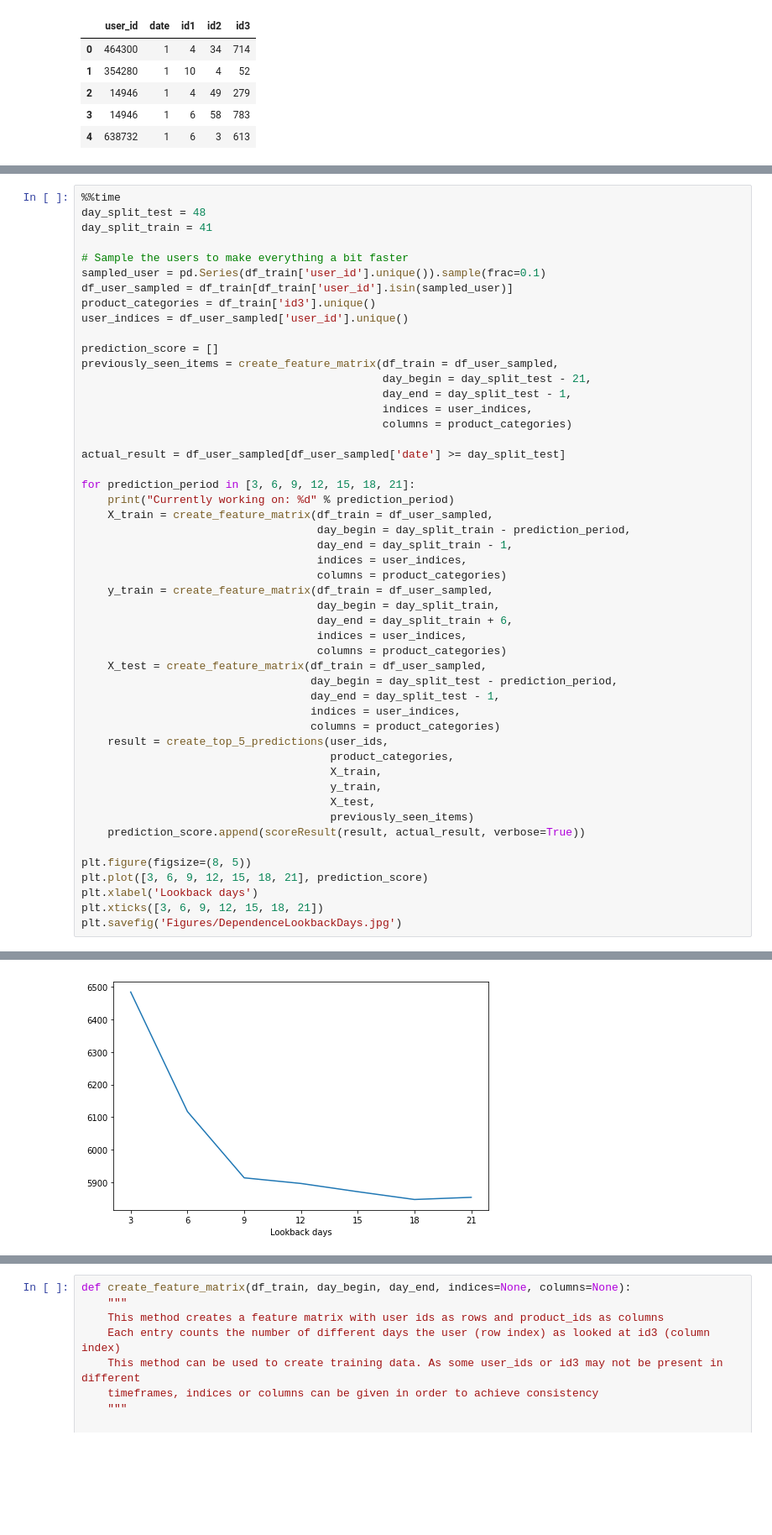
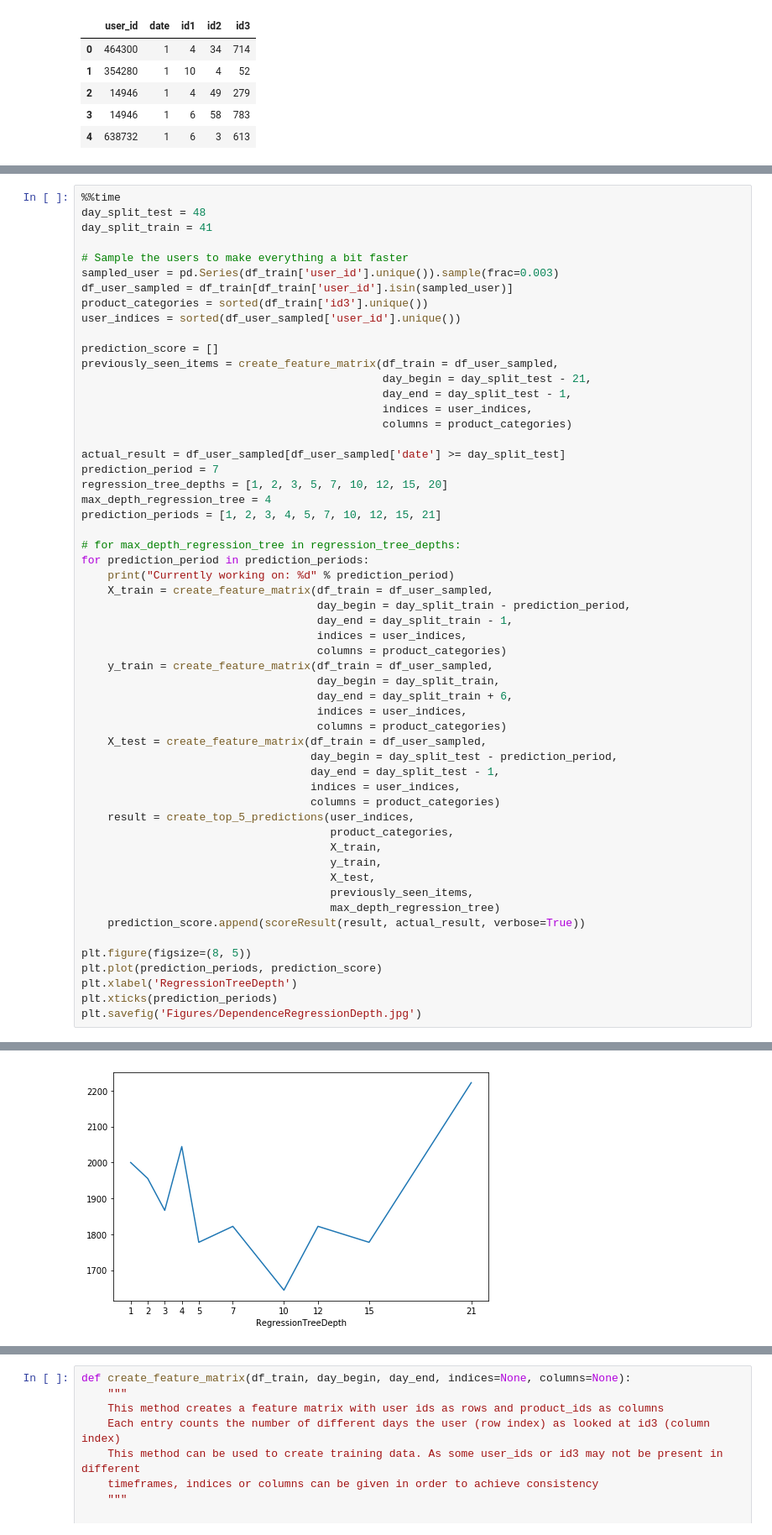
Before and after one commit to arminosaurus-rex/IDAO_Qualification_2018, a Jupyter notebook: notebooks/ak_04_Prediction_Framework.ipynb, the cells around one changed output, grey strips where cells are left out. Shown: that part at 84% size. Saved outputs shown, nothing was run; the diff lists cells and outputs as text; blank space fills up the shorter version.

```diff
--- a/notebooks/ak_04_Prediction_Framework.ipynb
+++ b/notebooks/ak_04_Prediction_Framework.ipynb
@@ -80,10 +170,10 @@ day_split_test = 48
 day_split_train = 41
 
 # Sample the users to make everything a bit faster
-sampled_user = pd.Series(df_train['user_id'].unique()).sample(frac=0.1)
+sampled_user = pd.Series(df_train['user_id'].unique()).sample(frac=0.003)
 df_user_sampled = df_train[df_train['user_id'].isin(sampled_user)]
-product_categories = df_train['id3'].unique()
-user_indices = df_user_sampled['user_id'].unique()
+product_categories = sorted(df_train['id3'].unique())
+user_indices = sorted(df_user_sampled['user_id'].unique())
 
 prediction_score = []
 previously_seen_items = create_feature_matrix(df_train = df_user_sampled,
@@ -93,8 +183,13 @@ previously_seen_items = create_feature_matrix(df_train = df_user_sampled,
                                               columns = product_categories)
 
 actual_result = df_user_sampled[df_user_sampled['date'] >= day_split_test]
+prediction_period = 7
+regression_tree_depths = [1, 2, 3, 5, 7, 10, 12, 15, 20]
+max_depth_regression_tree = 4
+prediction_periods = [1, 2, 3, 4, 5, 7, 10, 12, 15, 21]
 
-for prediction_period in [3, 6, 9, 12, 15, 18, 21]:
+# for max_depth_regression_tree in regression_tree_depths:
+for prediction_period in prediction_periods:
     print("Currently working on: %d" % prediction_period)
     X_train = create_feature_matrix(df_train = df_user_sampled,
                                     day_begin = day_split_train - prediction_period,
@@ -111,17 +206,18 @@ for prediction_period in [3, 6, 9, 12, 15, 18, 21]:
                                    day_end = day_split_test - 1,
                                    indices = user_indices,
                                    columns = product_categories)
-    result = create_top_5_predictions(user_ids,
+    result = create_top_5_predictions(user_indices,
                                       product_categories,
                                       X_train,
                                       y_train,
                                       X_test,
-                                      previously_seen_items)
+                                      previously_seen_items,
+                                      max_depth_regression_tree)
     prediction_score.append(scoreResult(result, actual_result, verbose=True))
 
 plt.figure(figsize=(8, 5))
-plt.plot([3, 6, 9, 12, 15, 18, 21], prediction_score)
-plt.xlabel('Lookback days')
-plt.xticks([3, 6, 9, 12, 15, 18, 21])
-plt.savefig('Figures/DependenceLookbackDays.jpg')
+plt.plot(prediction_periods, prediction_score)
+plt.xlabel('RegressionTreeDepth')
+plt.xticks(prediction_periods)
+plt.savefig('Figures/DependenceRegressionDepth.jpg')
 # %% [output]
@@ -145,3 +241,3 @@ Wall time: 57min 31s
-[figure, old version]
+[figure, new version]
 # %%
 %%time
```
Also changed, not shown: parts of 7 cells of this notebook.
